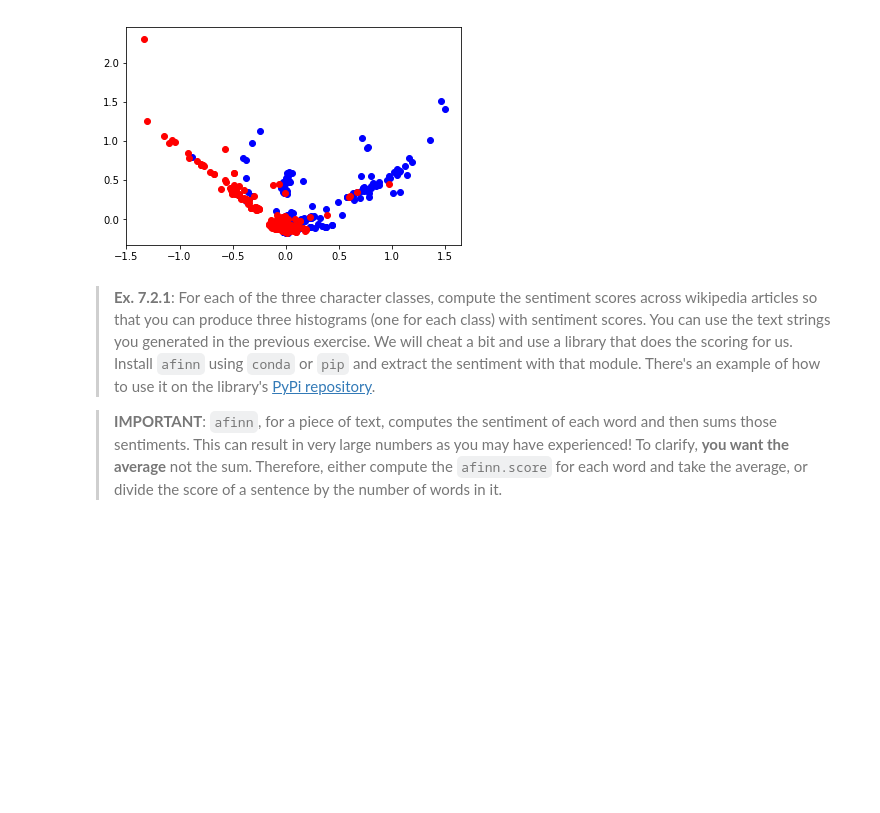
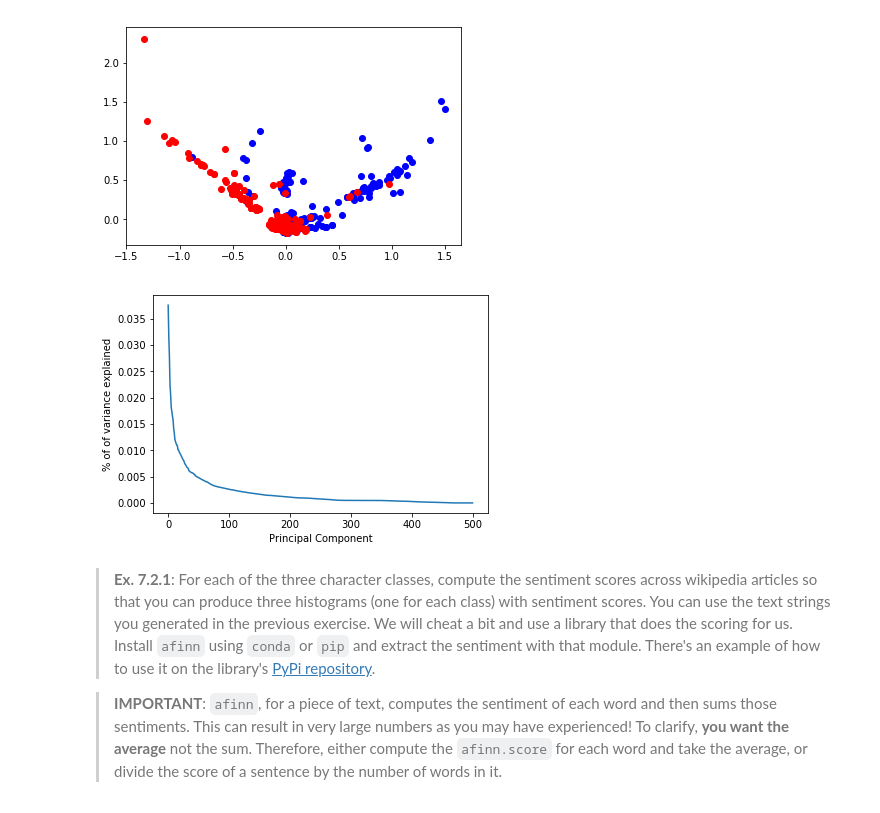
Before and after one commit to aidanjw1/DISBigData, a Jupyter notebook: Assignment2/assignment2.ipynb, the cells around one changed output. Saved outputs shown, nothing was run; the diff lists cells and outputs as text; code cells hidden in the pictures; blank space fills up the shorter version.

```diff
--- a/Assignment2/assignment2.ipynb
+++ b/Assignment2/assignment2.ipynb
@@ -113,6 +113,13 @@ plt.scatter(v_c1, v_c2, c=['r'])
 plt.show()
 # %% [output]
 [figure]
+# %%
+plt.plot(pca.explained_variance_ratio_)
+plt.xlabel('Principal Component')
+plt.ylabel('% of of variance explained')
+plt.show()
+# %% [output]
+[figure, added]
 # %% [markdown]
 >**Ex. 7.2.1**: For each of the three character classes, compute the sentiment scores across wikipedia articles so that you can produce three histograms (one for each class) with sentiment scores. You can use the text strings you generated in the previous exercise. We will cheat a bit and use a library that does the scoring for us. Install `afinn` using `conda` or `pip` and extract the sentiment with that module. There's an example of how to use it on the library's [PyPi repository](https://pypi.python.org/pypi/afinn).
 
```
